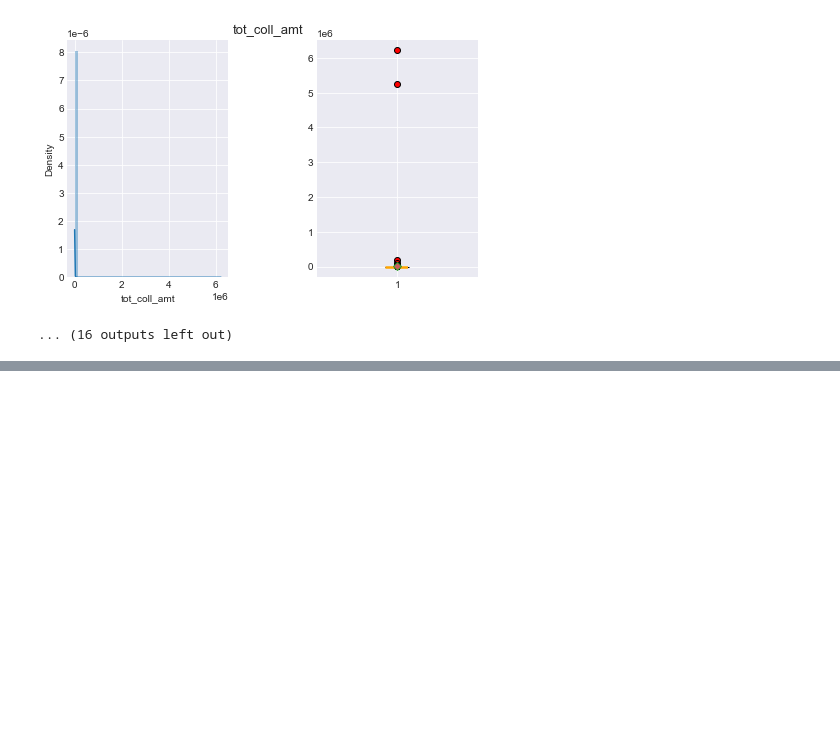
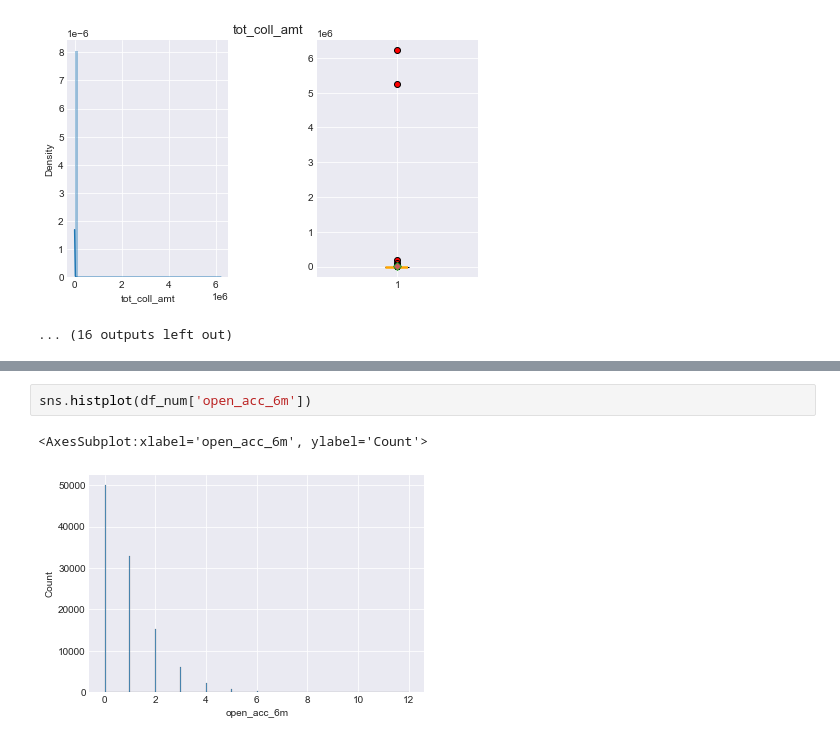
Before and after one commit to rhodapang/Lending-Club-Capstone-Project, a Jupyter notebook: Lending Club Exploratory Data Analysis - 2.ipynb, the cells around one changed output, grey strips where cells are left out. Cells and saved outputs as stored; diff of their text form; blank space fills up the shorter version.

```diff
--- a/Lending Club Exploratory Data Analysis - 2.ipynb
+++ b/Lending Club Exploratory Data Analysis - 2.ipynb
@@ -763,0 +799,5 @@ sns.displot(dti_max['dti'], label = "univariate analysis on: " + col)
+# %%
+sns.histplot(df_num['open_acc_6m'])
+# %% [output]
+<AxesSubplot:xlabel='open_acc_6m', ylabel='Count'>
+[figure, added]
```
Also changed, not shown: parts of 122 cells of this notebook, 2 other files.
